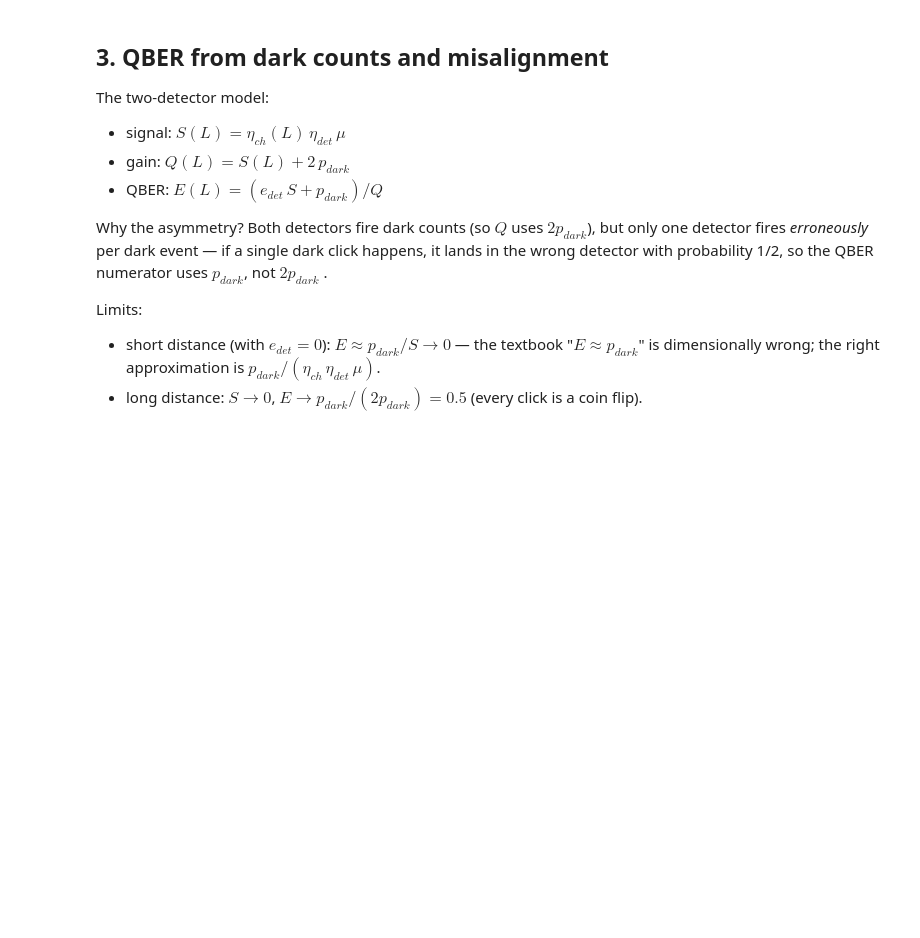
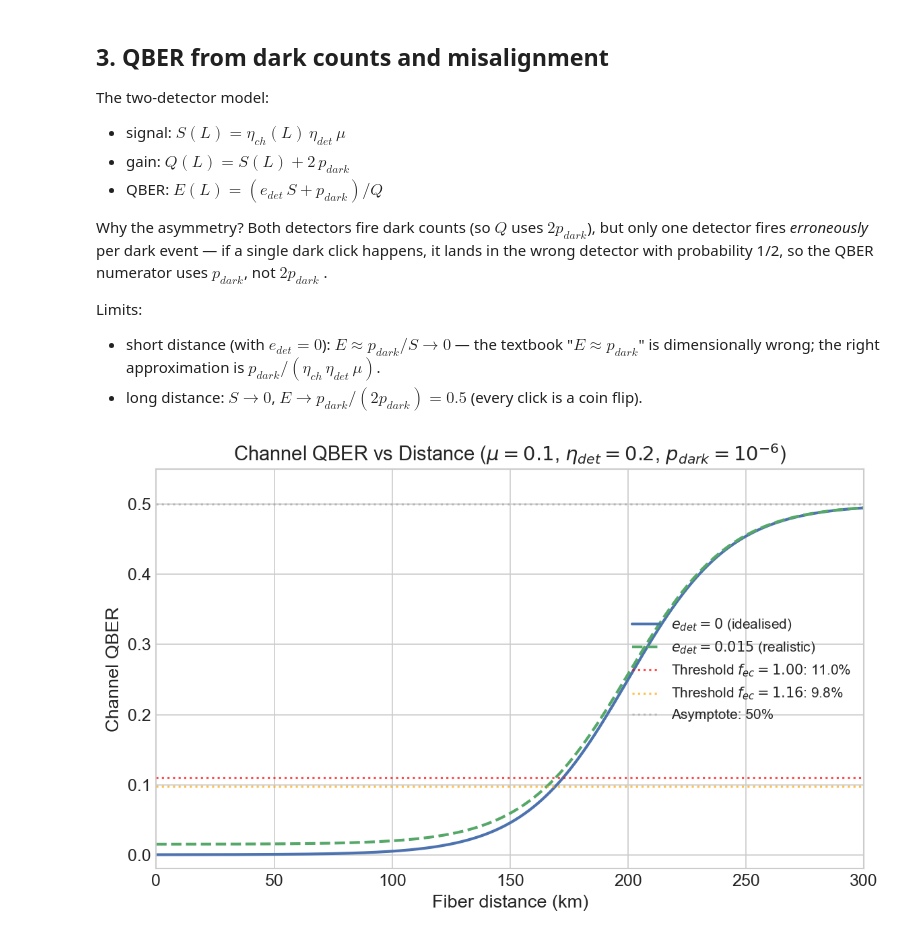
Before and after one commit to abbas-ahmad-cowlar/qkd-protocol-simulator, a Jupyter notebook: notebooks/03_fiber_channel.ipynb, the cells around one changed output. Saved outputs shown, nothing was run; the diff lists cells and outputs as text; code cells hidden in the pictures; blank space fills up the shorter version.

Commit message:
Add 03 fiber channel code cell 8

```diff
--- a/notebooks/03_fiber_channel.ipynb
+++ b/notebooks/03_fiber_channel.ipynb
@@ -110,3 +110,31 @@ Limits:
 
 * short distance (with $e_{det} = 0$): $E \approx p_{dark} / S \to 0$ &mdash; the textbook "$E \approx p_{dark}$" is dimensionally wrong; the right approximation is $p_{dark}/(\eta_{ch}\,\eta_{det}\,\mu)$.
 * long distance: $S \to 0$, $E \to p_{dark}/(2 p_{dark}) = 0.5$ (every click is a coin flip).
+# %%
+fig, ax = plt.subplots(figsize=(8, 5))
+qber = qber_channel(L_dense)
+qber_with_misalign = qber_channel(L_dense, e_det=0.015)
+ax.plot(L_dense, qber, '-', color='#4C72B0', linewidth=2,
+        label=r'$e_{det}=0$ (idealised)')
+ax.plot(L_dense, qber_with_misalign, '--', color='#55A868', linewidth=2,
+        label=r'$e_{det}=0.015$ (realistic)')
+ax.axhline(0.110, color='red', linestyle=':', alpha=0.7,
+           label=r'Threshold $f_{ec}=1.00$: 11.0%')
+ax.axhline(0.098, color='orange', linestyle=':', alpha=0.7,
+           label=r'Threshold $f_{ec}=1.16$: 9.8%')
+ax.axhline(0.5, color='gray', linestyle=':', alpha=0.4,
+           label='Asymptote: 50%')
+ax.set_xlabel('Fiber distance (km)', fontsize=13)
+ax.set_ylabel('Channel QBER', fontsize=13)
+ax.set_title(r'Channel QBER vs Distance '
+             r'($\mu=0.1$, $\eta_{det}=0.2$, $p_{dark}=10^{-6}$)',
+             fontsize=14)
+ax.legend(fontsize=10, loc='center right')
+ax.set_xlim(0, 300)
+ax.set_ylim(-0.02, 0.55)
+plt.tight_layout()
+plt.savefig(FIG_DIR / 'qber_vs_distance.png', dpi=300,
+            bbox_inches='tight')
+plt.show()
+# %% [output]
+[figure, added]
```
